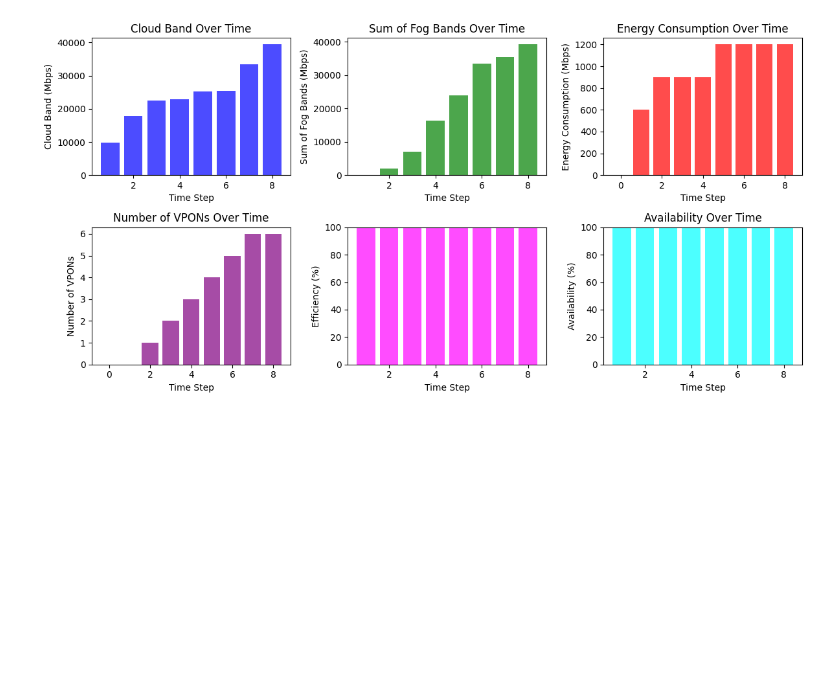
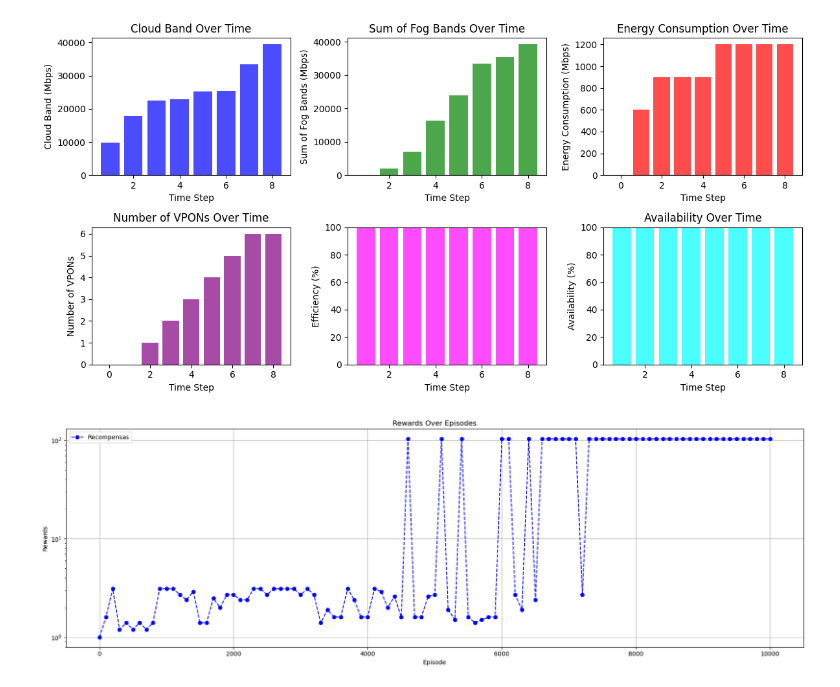
Before and after one commit to meimarcel/dqn-network-slice, a Jupyter notebook: code/Results.ipynb, the cells around one changed output. Cells and saved outputs as stored; diff of their text form; code cells hidden in the pictures; blank space fills up the shorter version.

Commit message:
Update Results with episode/reward plot

```diff
--- a/code/Results.ipynb
+++ b/code/Results.ipynb
@@ -314,20 +314,24 @@ The PostScript backend does not support transparency; partially transparent arti
 [figure]
 # %%
 # Carregar dados do arquivo JSON
-with open('..\Results\metrics.json', 'r') as f:
-    dados = json.load(f)
+with open("../results-train/log.txt", "r") as f:
+    a = f.readlines()
+    rewards = [float(x.split("reward: ")[1].split(" state:")[0]) for x in a[1:]]
 
-# Extrair épocas e recompensas
-epocas = dados['epocas']
-recompensas = dados['recompensas']
+x = [rewards[i] for i in range(0, len(rewards), 100)]
+y = range(0, 10001, 100)
+
 
 # Plotar o gráfico
-plt.figure(figsize=(10, 6))
-plt.plot(epocas, recompensas, marker='o', linestyle='-', color='b', label='Recompensas')
-plt.xlabel('Épocas')
-plt.ylabel('Recompensas')
-plt.title('Recompensas em relação às Épocas')
+fig = plt.figure(figsize=(18, 6))
+plt.plot(y, x, marker='o', linestyle='--', color='b', label='Recompensas')
+plt.xlabel('Episode')
+plt.ylabel('Rewards')
+plt.yscale("log")
+plt.title('Rewards Over Episodes')
 plt.grid(True)
 plt.legend()
 plt.tight_layout()
 plt.show()
+# %% [output]
+[figure, added]
```
